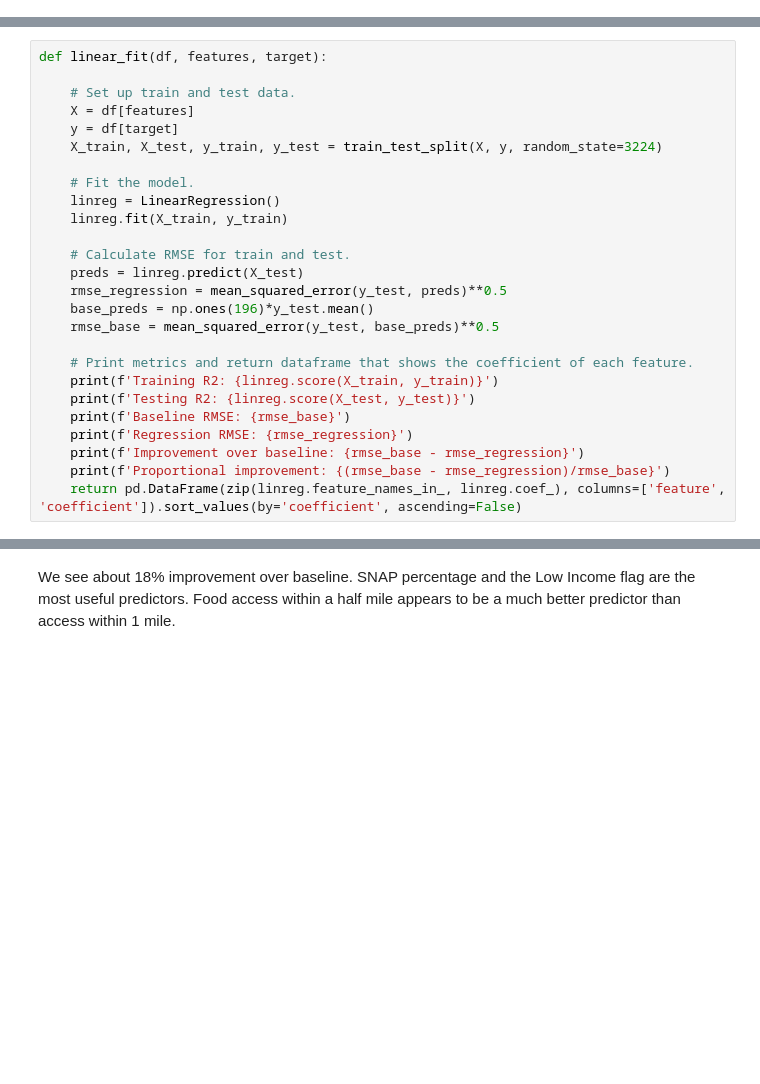
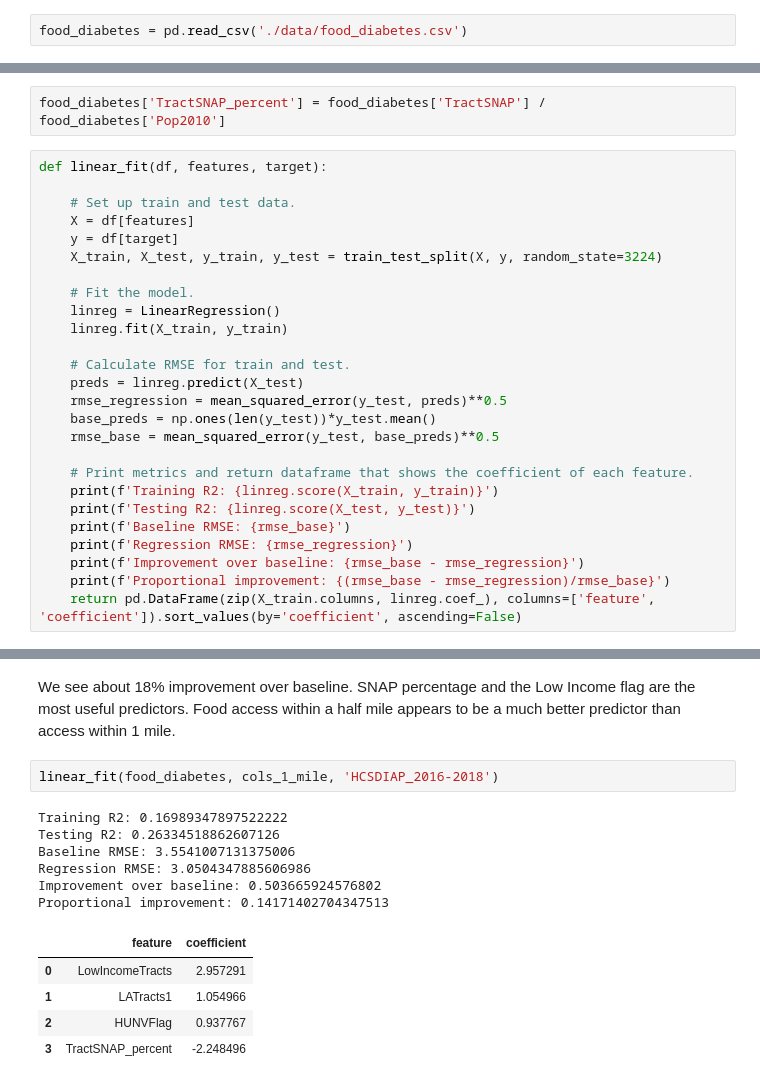
Before and after one commit to kathysimon99/food_deserts_chicago, a Jupyter notebook: desert_outcome_prediction.ipynb, the cells around one changed output, grey strips where cells are left out. Drawn from its saved outputs; the diff is of its cells as text; blank space fills up the shorter version.

```diff
--- a/desert_outcome_prediction.ipynb
+++ b/desert_outcome_prediction.ipynb
@@ -9,8 +9,12 @@ from sklearn.linear_model import LinearRegression
 from sklearn.metrics import mean_squared_error
 # %%
 food_obesity = pd.read_csv('./data/food_obesity.csv')
+# %%
+food_diabetes = pd.read_csv('./data/food_diabetes.csv')
 # %%
 food_obesity['TractSNAP_percent'] = food_obesity['TractSNAP'] / food_obesity['Pop2010']
+# %%
+food_diabetes['TractSNAP_percent'] = food_diabetes['TractSNAP'] / food_diabetes['Pop2010']
 # %%
 def linear_fit(df, features, target):
 
@@ -26,7 +30,7 @@ def linear_fit(df, features, target):
     # Calculate RMSE for train and test.
     preds = linreg.predict(X_test)
     rmse_regression = mean_squared_error(y_test, preds)**0.5
-    base_preds = np.ones(196)*y_test.mean()
+    base_preds = np.ones(len(y_test))*y_test.mean()
     rmse_base = mean_squared_error(y_test, base_preds)**0.5
 
     # Print metrics and return dataframe that shows the coefficient of each feature.
@@ -36,7 +40,7 @@ def linear_fit(df, features, target):
     print(f'Regression RMSE: {rmse_regression}')
     print(f'Improvement over baseline: {rmse_base - rmse_regression}')
     print(f'Proportional improvement: {(rmse_base - rmse_regression)/rmse_base}')
-    return pd.DataFrame(zip(linreg.feature_names_in_, linreg.coef_), columns=['feature', 'coefficient']).sort_values(by='coefficient', ascending=False)
+    return pd.DataFrame(zip(X_train.columns, linreg.coef_), columns=['feature', 'coefficient']).sort_values(by='coefficient', ascending=False)
 # %% [markdown]
 ### Predicting obesity with 1-mile food access data ###
 # %%
@@ -77,3 +81,17 @@ Proportional improvement: 0.181210773592461
 | 2 | HUNVFlag | -0.246612 |
 # %% [markdown]
 We see about 18% improvement over baseline. SNAP percentage and the Low Income flag are the most useful predictors.  Food access within a half mile appears to be a much better predictor than access within 1 mile.
+# %%
+linear_fit(food_diabetes, cols_1_mile, 'HCSDIAP_2016-2018')
+# %% [output]
+Training R2: 0.16989347897522222
+Testing R2: 0.26334518862607126
+Baseline RMSE: 3.5541007131375006
+Regression RMSE: 3.0504347885606986
+Improvement over baseline: 0.503665924576802
+Proportional improvement: 0.14171402704347513
+|  | feature | coefficient |
+| 0 | LowIncomeTracts | 2.957291 |
+| 1 | LATracts1 | 1.054966 |
+| 2 | HUNVFlag | 0.937767 |
+| 3 | TractSNAP_percent | -2.248496 |
```
Also changed, not shown: parts of 3 cells of this notebook, 3 other files.
